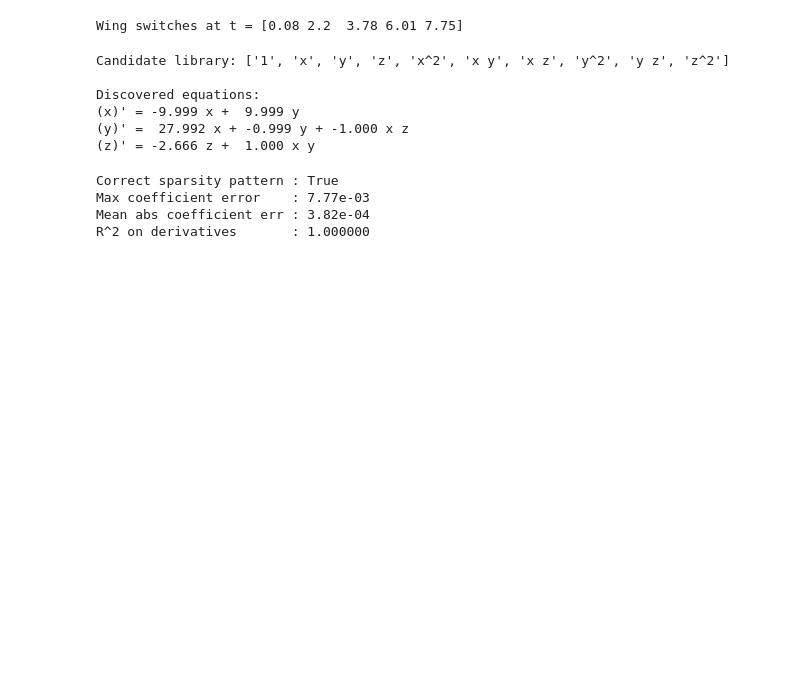
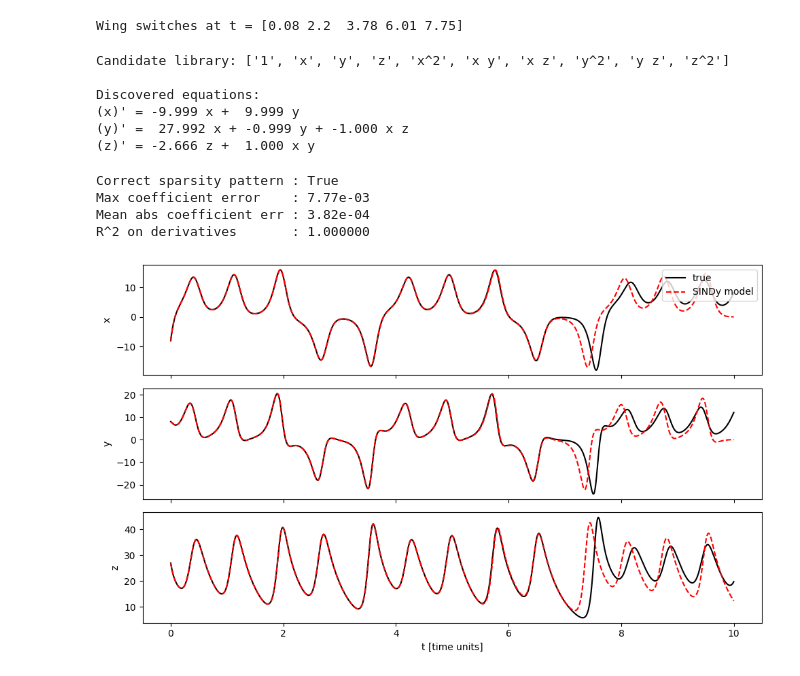
Before and after one commit to andreaprifti19/SINDy-Teaching-Usecases, a Jupyter notebook: notebooks/02_lorenz_system.ipynb, the cells around one changed output. Cells and saved outputs as stored; diff of their text form; code cells hidden in the pictures; blank space fills up the shorter version.

Commit message:
Add forward simulation and prediction-horizon check against the true equations.

```diff
--- a/notebooks/02_lorenz_system.ipynb
+++ b/notebooks/02_lorenz_system.ipynb
@@ -256,3 +256,18 @@ Correct sparsity pattern : True
 Max coefficient error    : 7.77e-03
 Mean abs coefficient err : 3.82e-04
 R^2 on derivatives       : 1.000000
+# %%
+# Forward simulation from the same starting point, using only the discovered equations
+X_sim = model.simulate(x0, t)
+
+fig, ax = plt.subplots(3, 1, figsize=(10, 6), sharex=True)
+for i, name in enumerate(["x", "y", "z"]):
+    ax[i].plot(t, X[:, i], "k", label="true")
+    ax[i].plot(t, X_sim[:, i], "r--", label="SINDy model")
+    ax[i].set_ylabel(name)
+ax[0].legend(loc="upper right"); ax[2].set_xlabel("t [time units]")
+plt.tight_layout()
+plt.savefig(f"{FIG_DIR}/lorenz_forward_simulation_clean.png", dpi=200, bbox_inches="tight")
+plt.show()
+# %% [output]
+[figure, added]
```
Also changed, not shown: parts of 1 cell of this notebook.
